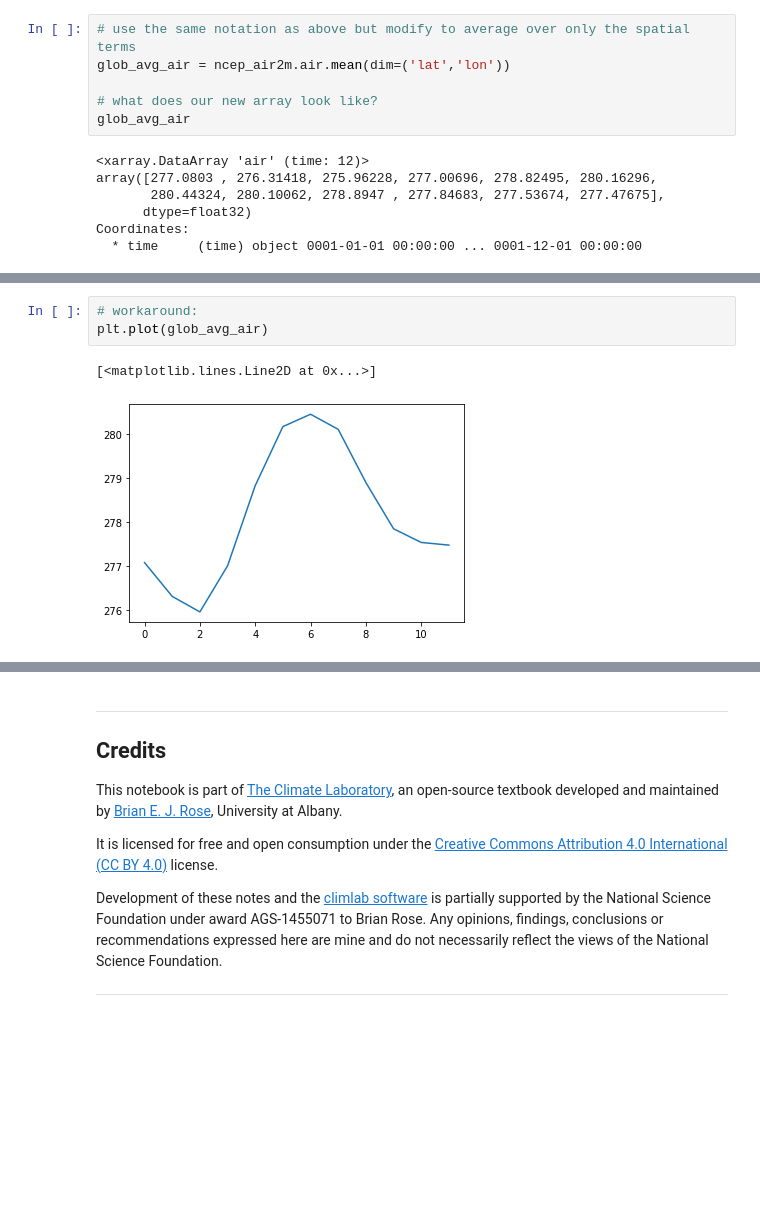
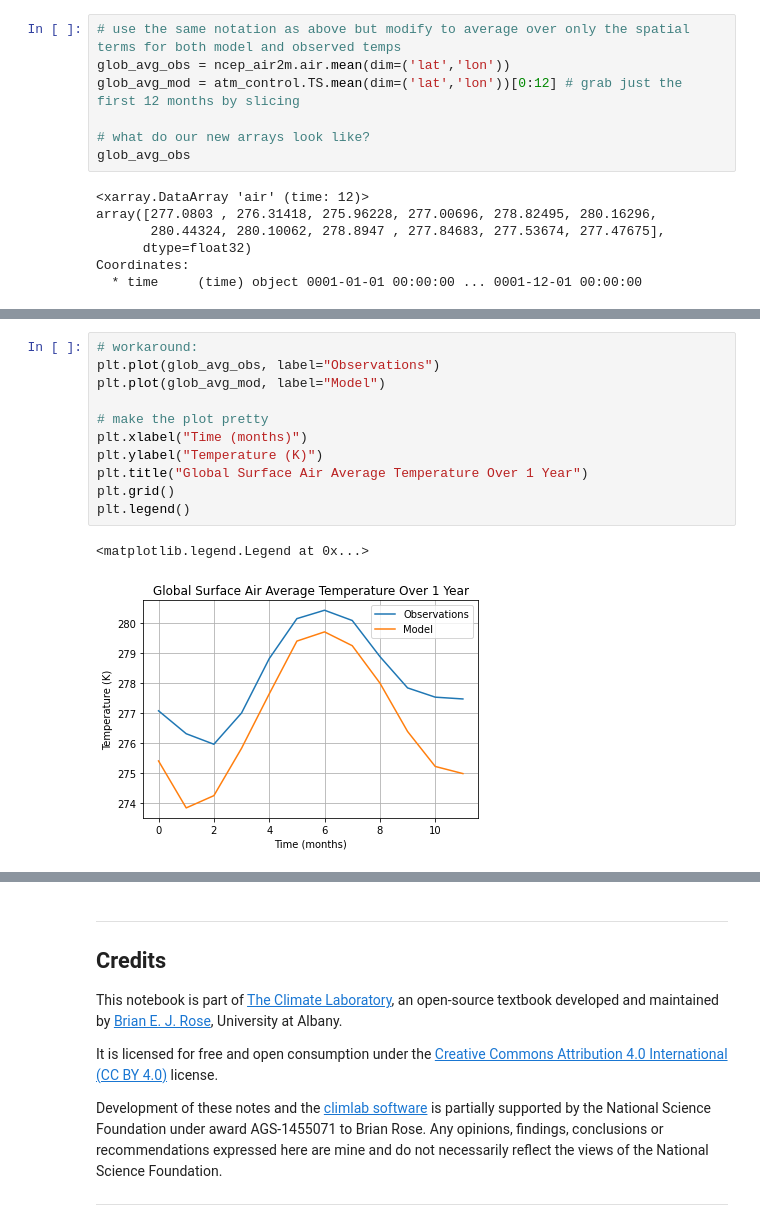
Before and after one commit to AndrewLoeppky/ClimateLaboratoryBook, a Jupyter notebook: content/courseware/assignment-cesm-control-andrew-solutions.ipynb, the cells around one changed output, grey strips where cells are left out. Cells and saved outputs as stored; diff of their text form; blank space fills up the shorter version.

Commit message:
finish cesm-control assignment

```diff
--- a/content/courseware/assignment-cesm-control-andrew-solutions.ipynb
+++ b/content/courseware/assignment-cesm-control-andrew-solutions.ipynb
@@ -305,11 +305,12 @@ Notice that the dimensions are `(time: 12, lat: 94, lon: 192)`. The time dimensi
 - Verify that the annual cycle we found in the CESM simulation also exists in the observations.
 - In your own words, suggest a plausible physical explanation for why this annual cycle exists.
 # %%
-# use the same notation as above but modify to average over only the spatial terms
-glob_avg_air = ncep_air2m.air.mean(dim=('lat','lon'))
+# use the same notation as above but modify to average over only the spatial terms for both model and observed temps
+glob_avg_obs = ncep_air2m.air.mean(dim=('lat','lon'))
+glob_avg_mod = atm_control.TS.mean(dim=('lat','lon'))[0:12] # grab just the first 12 months by slicing
 
-# what does our new array look like?
-glob_avg_air
+# what do our new arrays look like?
+glob_avg_obs
 # %% [output]
 <xarray.DataArray 'air' (time: 12)>
 array([277.0803 , 276.31418, 275.96228, 277.00696, 278.82495, 280.16296,
@@ -325,9 +336,17 @@ glob_avg_air.plot()
 # %% [output]
 [<matplotlib.lines.Line2D at 0x...>]
 ValueError: invalid year provided in cftime.datetime(0, 1, 1, 0, 0, 0, 0, calendar='gregorian')
-# %%
-# workaround:
-plt.plot(glob_avg_air)
-# %% [output]
-[<matplotlib.lines.Line2D at 0x...>]
-[figure, removed]
+# %%
+# workaround:
+plt.plot(glob_avg_obs, label="Observations")
+plt.plot(glob_avg_mod, label="Model")
+
+# make the plot pretty
+plt.xlabel("Time (months)")
+plt.ylabel("Temperature (K)")
+plt.title("Global Surface Air Average Temperature Over 1 Year")
+plt.grid()
+plt.legend()
+# %% [output]
+<matplotlib.legend.Legend at 0x...>
+[figure, added]
```
Also changed, not shown: parts of 3 cells of this notebook.
